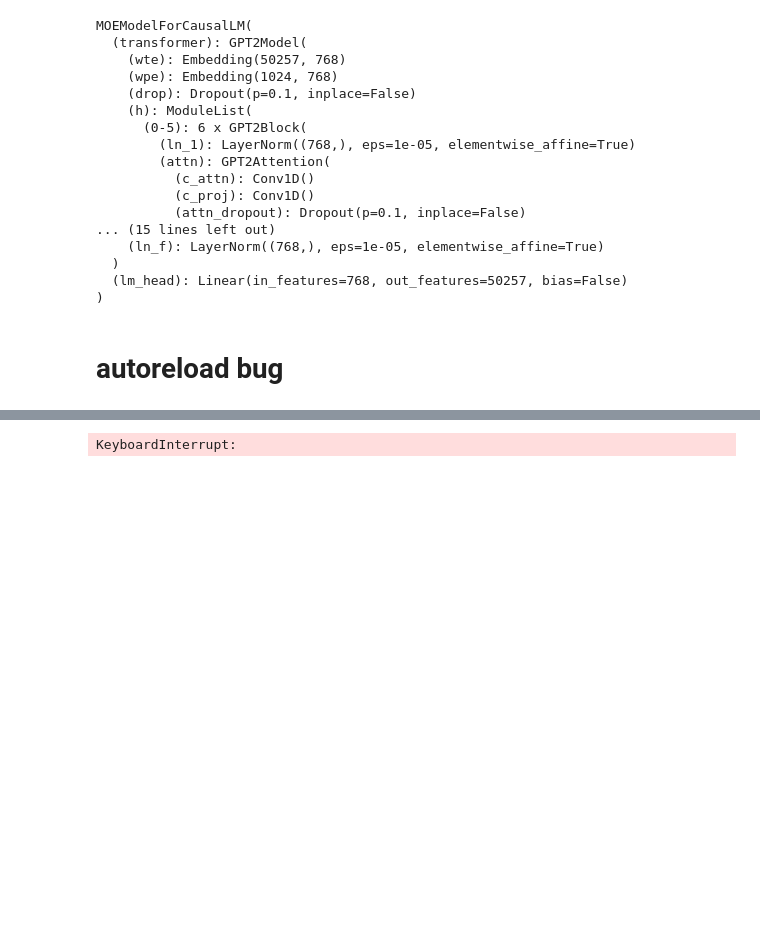
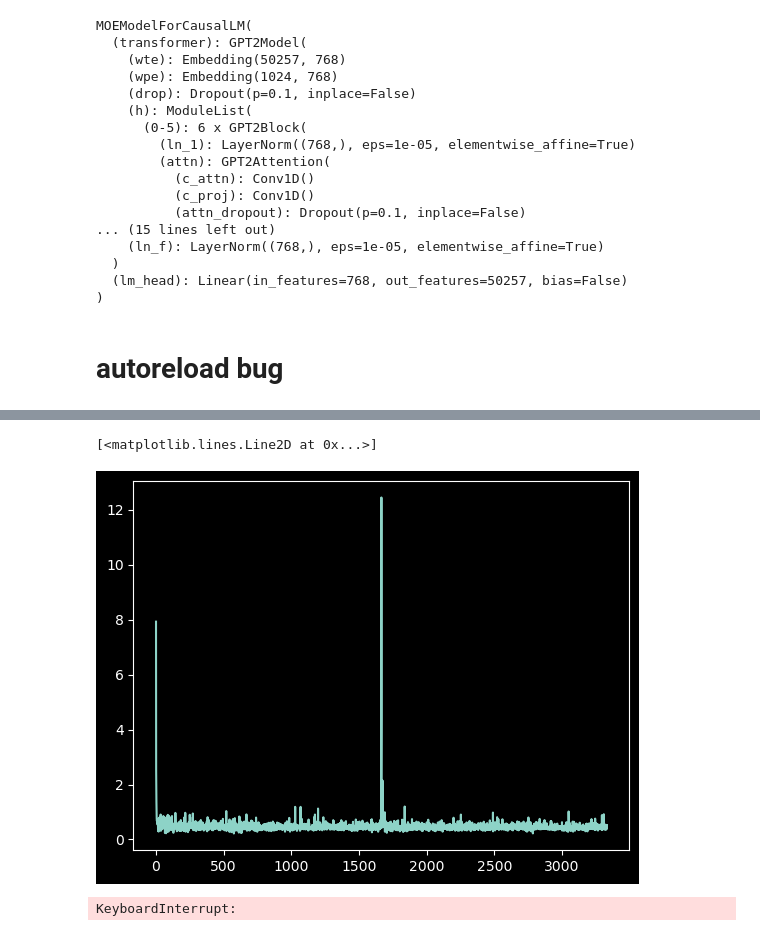
Before and after one commit to soCromp/be_great, a Jupyter notebook: multihead.ipynb, the cells around one changed output, grey strips where cells are left out. Drawn from its saved outputs; the diff is of its cells as text; code cells hidden in the pictures; blank space fills up the shorter version.

```diff
--- a/multihead.ipynb
+++ b/multihead.ipynb
@@ -351,3 +367,8 @@ The autoreload extension is already loaded. To reload it, use:
+# %%
+plt.plot(lossesmoe)
+# %% [output]
+[<matplotlib.lines.Line2D at 0x...>]
+[figure, added]
 # %%
 model = dgpt2 # don't forget to change tokenizer name and optimizer too
 
```
Also changed, not shown: parts of 5 cells of this notebook, 1 other file.
